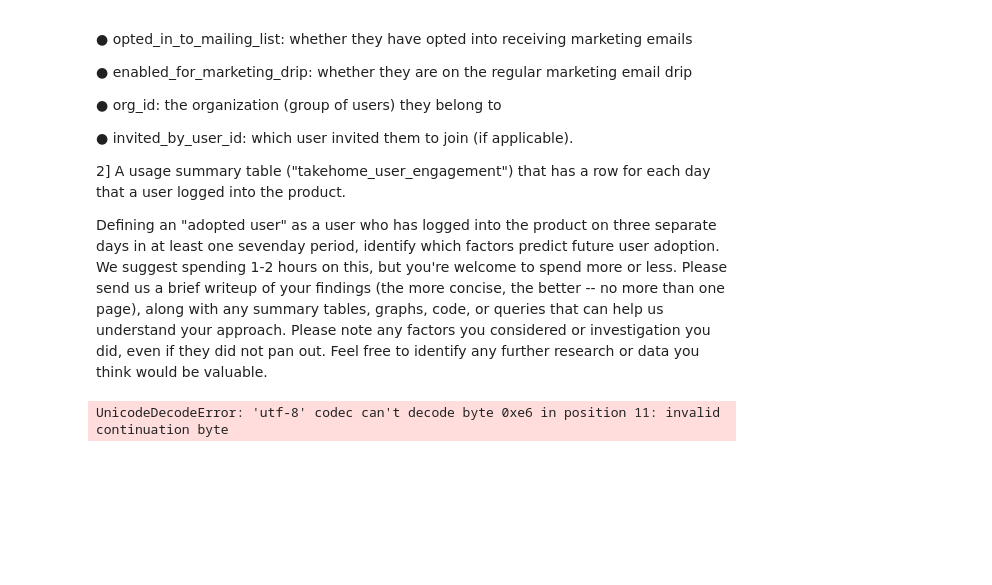
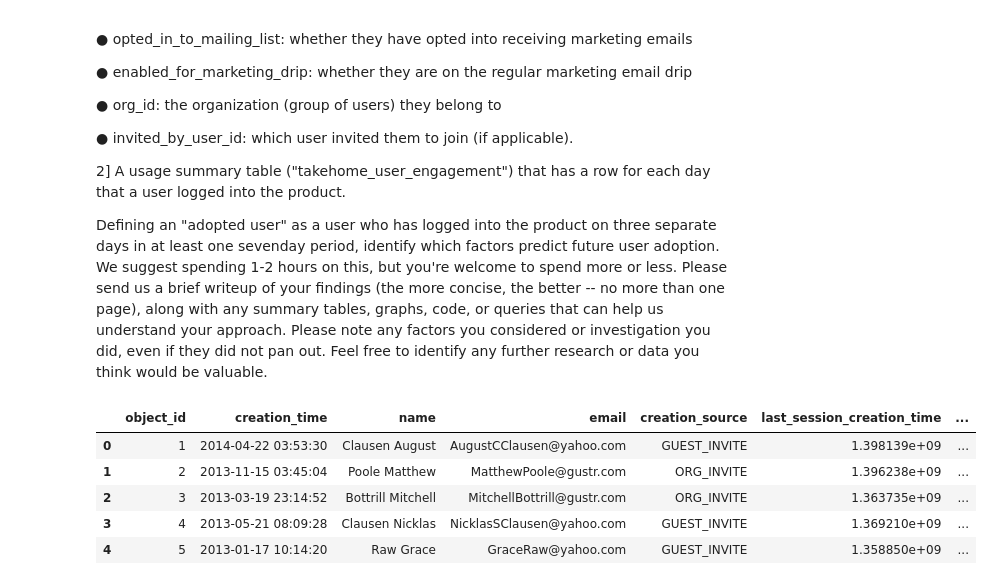
Before and after one commit to coshmeo/springboard, a Jupyter notebook: relax_challenge/Solution.ipynb, the cells around one changed output. Cells and saved outputs as stored; diff of their text form; code cells hidden in the pictures; blank space fills up the shorter version.

```diff
--- a/relax_challenge/Solution.ipynb
+++ b/relax_challenge/Solution.ipynb
@@ -55,7 +56,3 @@ import numpy as np
 import matplotlib.pyplot as plt
 import seaborn as sns
 sns.set()
-# %%
-users = pd.read_csv('takehome_users.csv')
-# %% [output]
-UnicodeDecodeError: 'utf-8' codec can't decode byte 0xe6 in position 11: invalid continuation byte
@@ -63,0 +63,10 @@ engagement = pd.read_csv('takehome_user_engagement.csv')
+# %%
+# check out users data frame to see what it looks like
+users.head()
+# %% [output]
+|  | object_id | creation_time | name | email | creation_source | last_session_creation_time | ... |
+| 0 | 1 | 2014-04-22 03:53:30 | Clausen August | AugustCClausen@yahoo.com | GUEST_INVITE | 1.398139e+09 | ... |
+| 1 | 2 | 2013-11-15 03:45:04 | Poole Matthew | MatthewPoole@gustr.com | ORG_INVITE | 1.396238e+09 | ... |
+| 2 | 3 | 2013-03-19 23:14:52 | Bottrill Mitchell | MitchellBottrill@gustr.com | ORG_INVITE | 1.363735e+09 | ... |
+| 3 | 4 | 2013-05-21 08:09:28 | Clausen Nicklas | NicklasSClausen@yahoo.com | GUEST_INVITE | 1.369210e+09 | ... |
+| 4 | 5 | 2013-01-17 10:14:20 | Raw Grace | GraceRaw@yahoo.com | GUEST_INVITE | 1.358850e+09 | ... |
```
Also changed, not shown: parts of 17 cells of this notebook.
